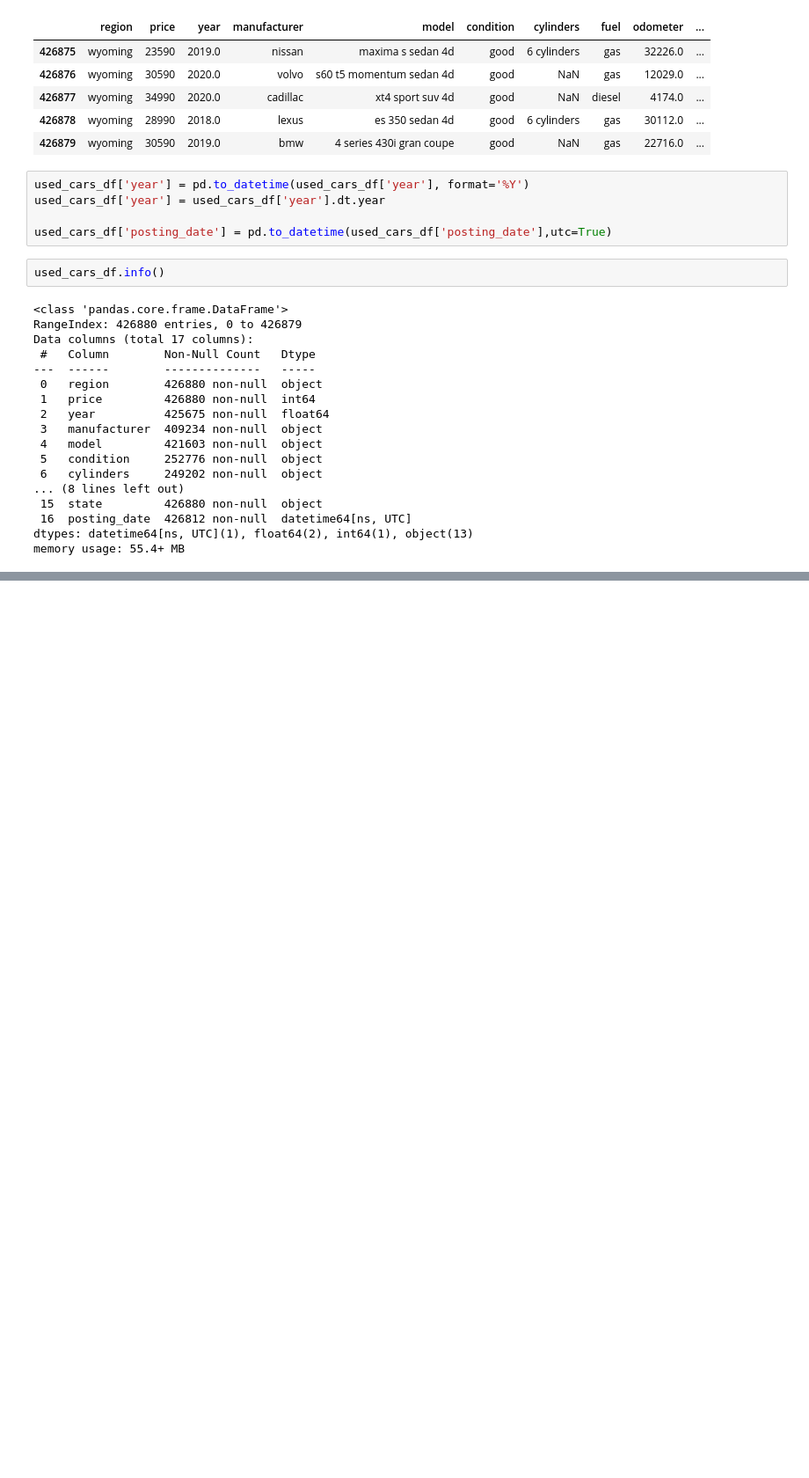
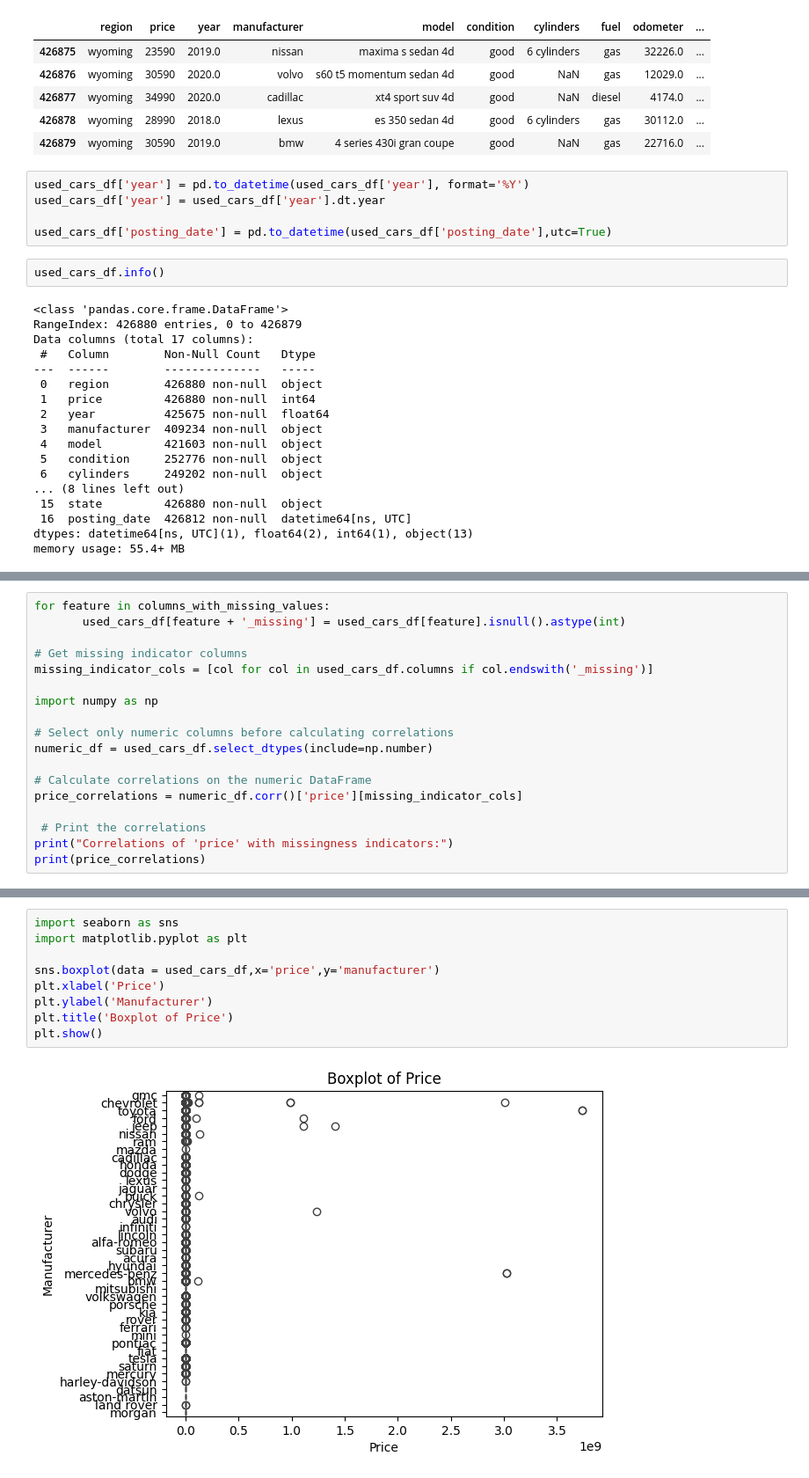
Before and after one commit to zeerau/TDI_Projects, a Jupyter notebook: Data Cleaning/week11/week11.ipynb, the cells around one changed output, grey strips where cells are left out. Shown: that part at 88% size. Drawn from its saved outputs; the diff is of its cells as text; blank space fills up the shorter version.

```diff
--- a/Data Cleaning/week11/week11.ipynb
+++ b/Data Cleaning/week11/week11.ipynb
@@ -122,0 +165,18 @@ memory usage: 55.4+ MB
+# %%
+for feature in columns_with_missing_values:
+       used_cars_df[feature + '_missing'] = used_cars_df[feature].isnull().astype(int)
+
+# Get missing indicator columns
+missing_indicator_cols = [col for col in used_cars_df.columns if col.endswith('_missing')]
+
+import numpy as np
+
+# Select only numeric columns before calculating correlations
+numeric_df = used_cars_df.select_dtypes(include=np.number)
+
+# Calculate correlations on the numeric DataFrame
+price_correlations = numeric_df.corr()['price'][missing_indicator_cols]
+
+ # Print the correlations
+print("Correlations of 'price' with missingness indicators:")
+print(price_correlations)
@@ -122,0 +301,11 @@ memory usage: 55.4+ MB
+# %%
+import seaborn as sns
+import matplotlib.pyplot as plt
+
+sns.boxplot(data = used_cars_df,x='price',y='manufacturer')
+plt.xlabel('Price')
+plt.ylabel('Manufacturer')
+plt.title('Boxplot of Price')
+plt.show()
+# %% [output]
+[figure, added]
```
Also changed, not shown: parts of 6 cells of this notebook.
